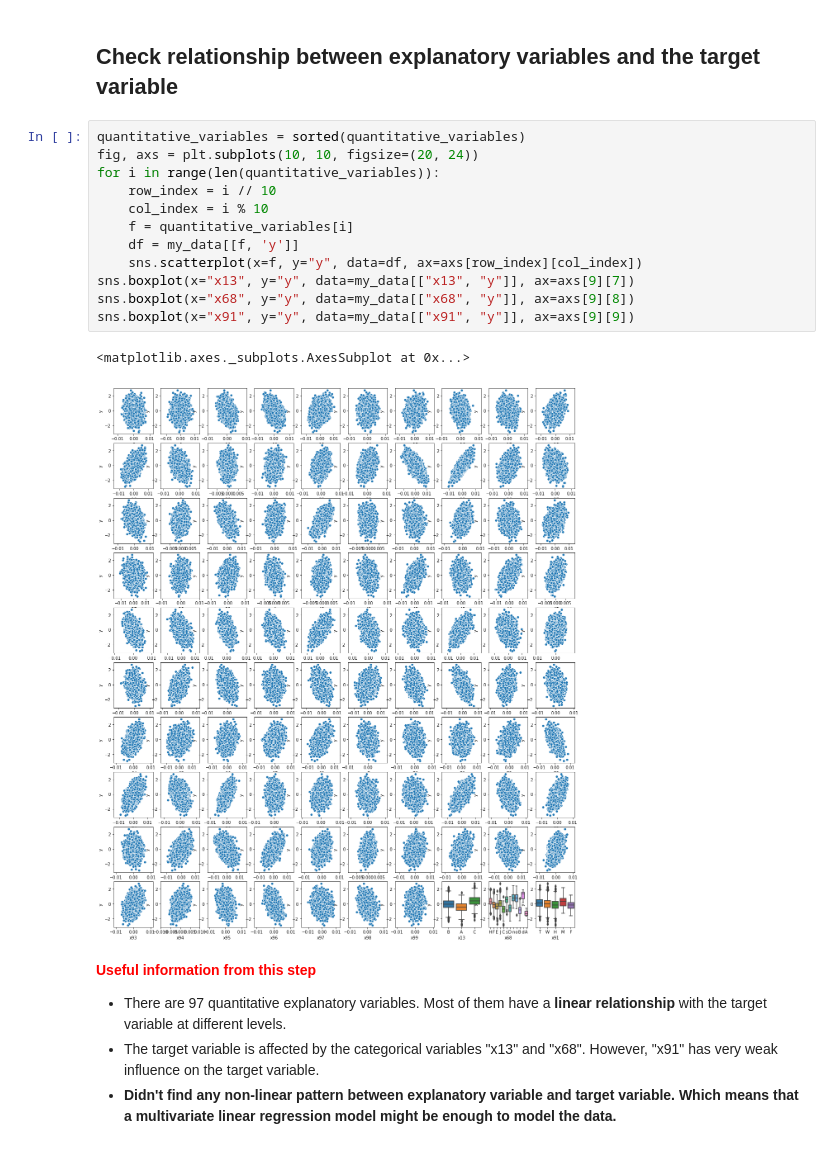
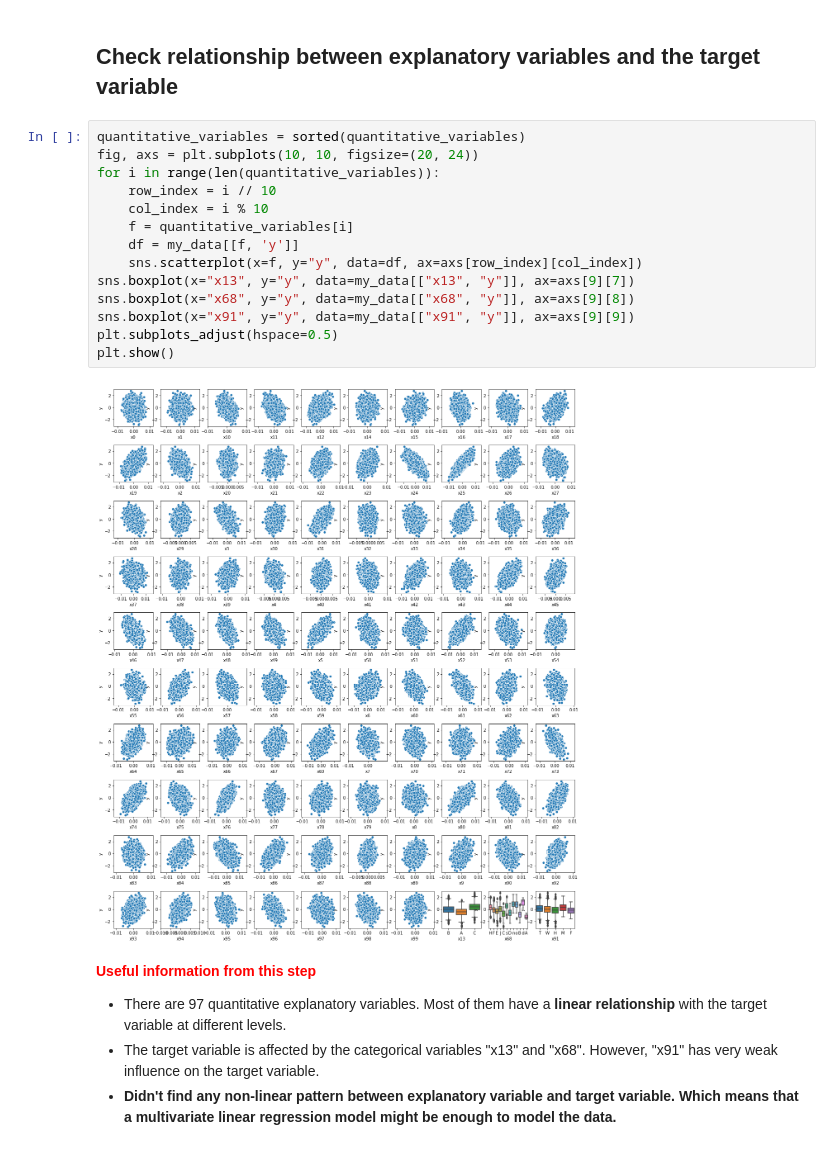
Before and after one commit to MingChen0919/cryoocyte_test_project, a Jupyter notebook: project-analysis.ipynb, the cells around one changed output. Cells and saved outputs as stored; diff of their text form.

```diff
--- a/project-analysis.ipynb
+++ b/project-analysis.ipynb
@@ -181,18 +181,19 @@ plt.show()
 # %%
 quantitative_variables = sorted(quantitative_variables)
 fig, axs = plt.subplots(10, 10, figsize=(20, 24))
 for i in range(len(quantitative_variables)):
     row_index = i // 10
     col_index = i % 10
     f = quantitative_variables[i]
     df = my_data[[f, 'y']]
     sns.scatterplot(x=f, y="y", data=df, ax=axs[row_index][col_index])
 sns.boxplot(x="x13", y="y", data=my_data[["x13", "y"]], ax=axs[9][7])
 sns.boxplot(x="x68", y="y", data=my_data[["x68", "y"]], ax=axs[9][8])
 sns.boxplot(x="x91", y="y", data=my_data[["x91", "y"]], ax=axs[9][9])
+plt.subplots_adjust(hspace=0.5)
+plt.show()
 # %% [output]
-<matplotlib.axes._subplots.AxesSubplot at 0x...>
-[figure, old version]
+[figure, new version]
 # %% [markdown]
 <span style="color:red">**Useful information from this step**</span>
 
```
Also changed, not shown: parts of 9 cells of this notebook, 1 other file.
